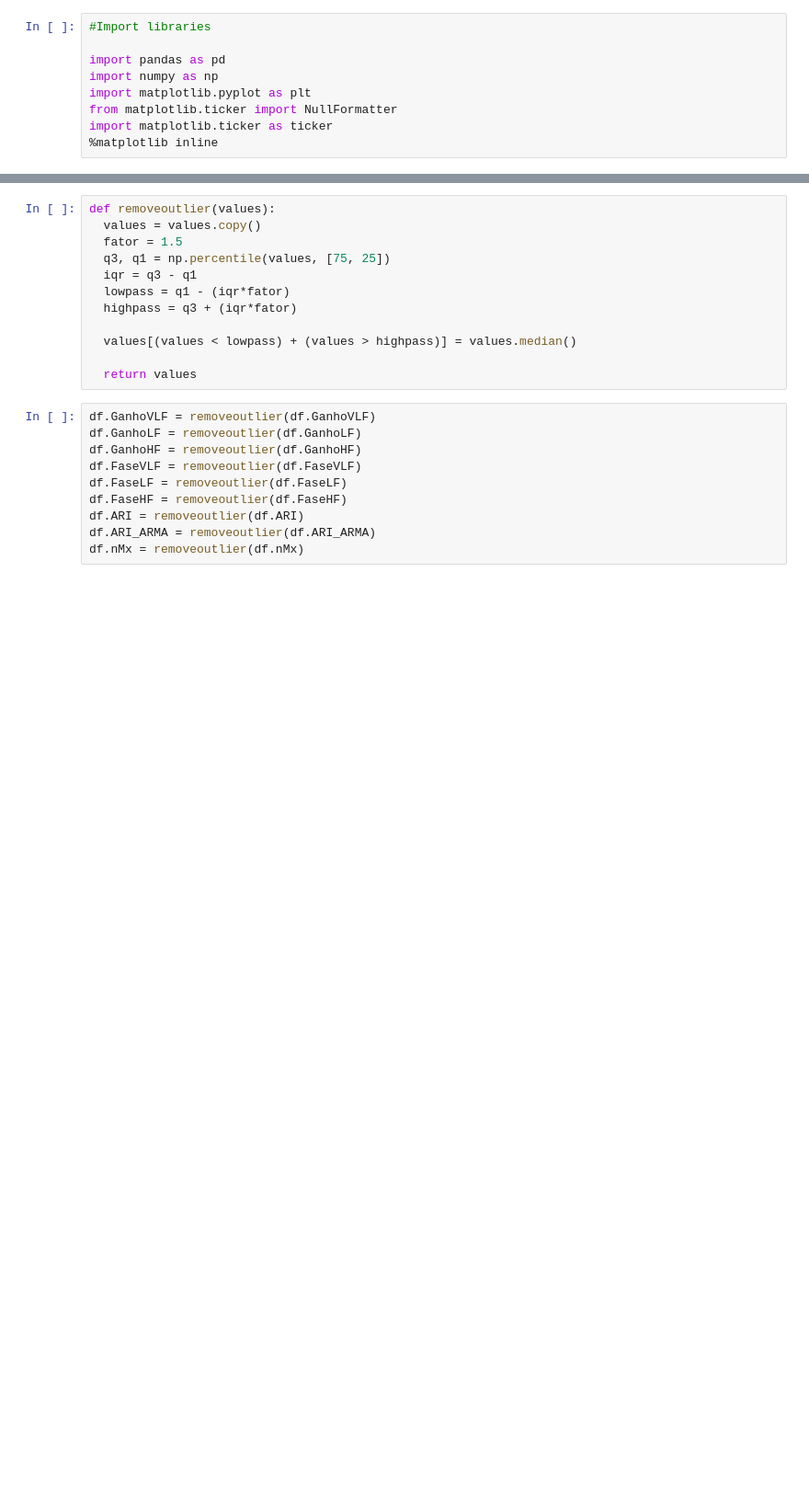
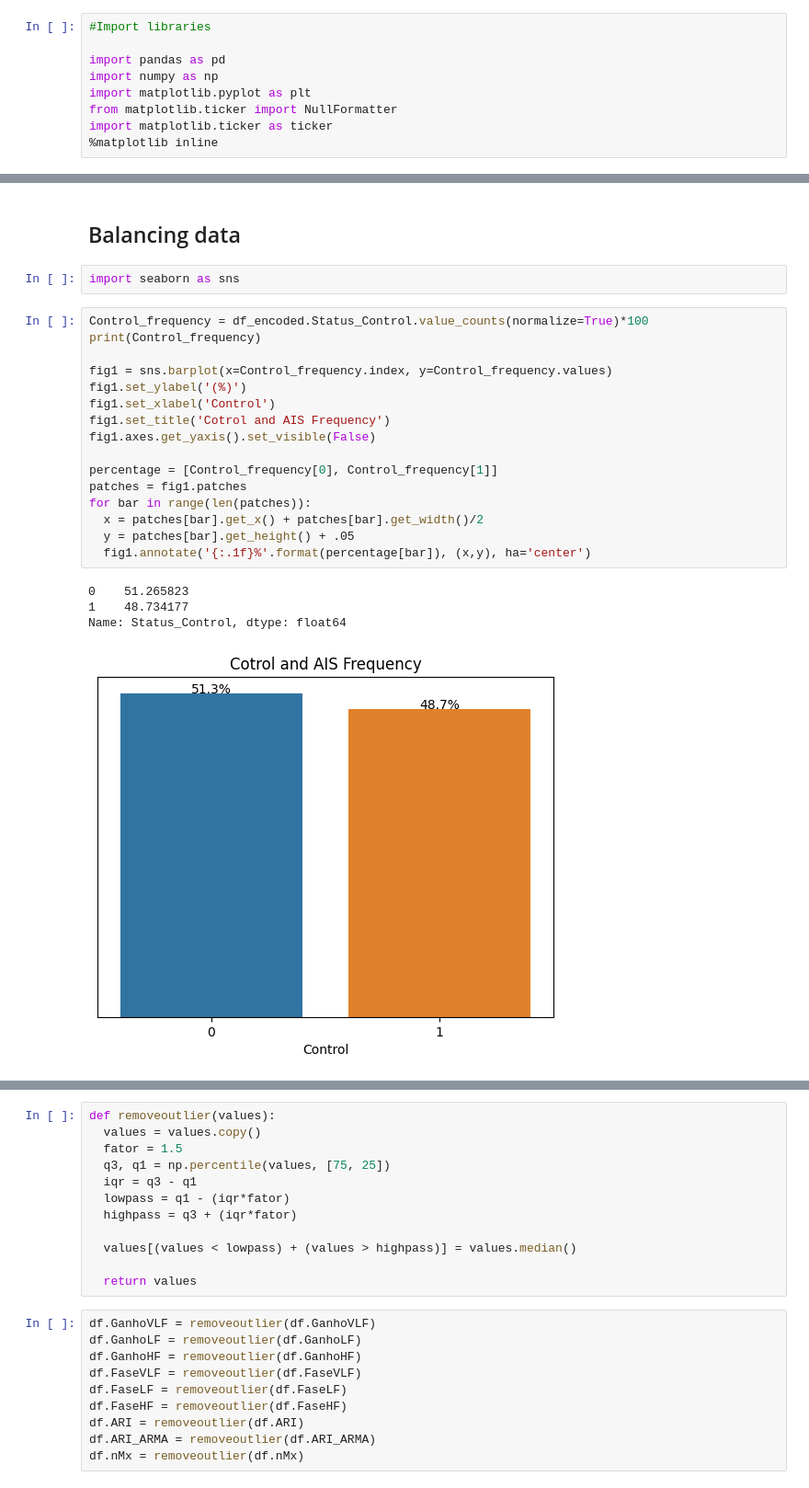
Before and after one commit to Renata-Romanelli/ML_stroke_prediction, a Jupyter notebook: KNN_classifier.ipynb, the cells around one changed output, grey strips where cells are left out. Shown at 92% size. Saved outputs shown, nothing was run; the diff lists cells and outputs as text; blank space fills up the shorter version.

```diff
--- a/KNN_classifier.ipynb
+++ b/KNN_classifier.ipynb
@@ -53,0 +68,25 @@ Target column:  **AIS** categorizes the subsjects into 2 groups:
+# %% [markdown]
+## Balancing data
+# %%
+import seaborn as sns
+# %%
+Control_frequency = df_encoded.Status_Control.value_counts(normalize=True)*100
+print(Control_frequency)
+
+fig1 = sns.barplot(x=Control_frequency.index, y=Control_frequency.values)
+fig1.set_ylabel('(%)')
+fig1.set_xlabel('Control')
+fig1.set_title('Cotrol and AIS Frequency')
+fig1.axes.get_yaxis().set_visible(False)
+
+percentage = [Control_frequency[0], Control_frequency[1]]
+patches = fig1.patches
+for bar in range(len(patches)):
+  x = patches[bar].get_x() + patches[bar].get_width()/2
+  y = patches[bar].get_height() + .05
+  fig1.annotate('{:.1f}%'.format(percentage[bar]), (x,y), ha='center')
+# %% [output]
+0    51.265823
+1    48.734177
+Name: Status_Control, dtype: float64
+[figure, added]
```
Also changed, not shown: parts of 30 cells of this notebook.
